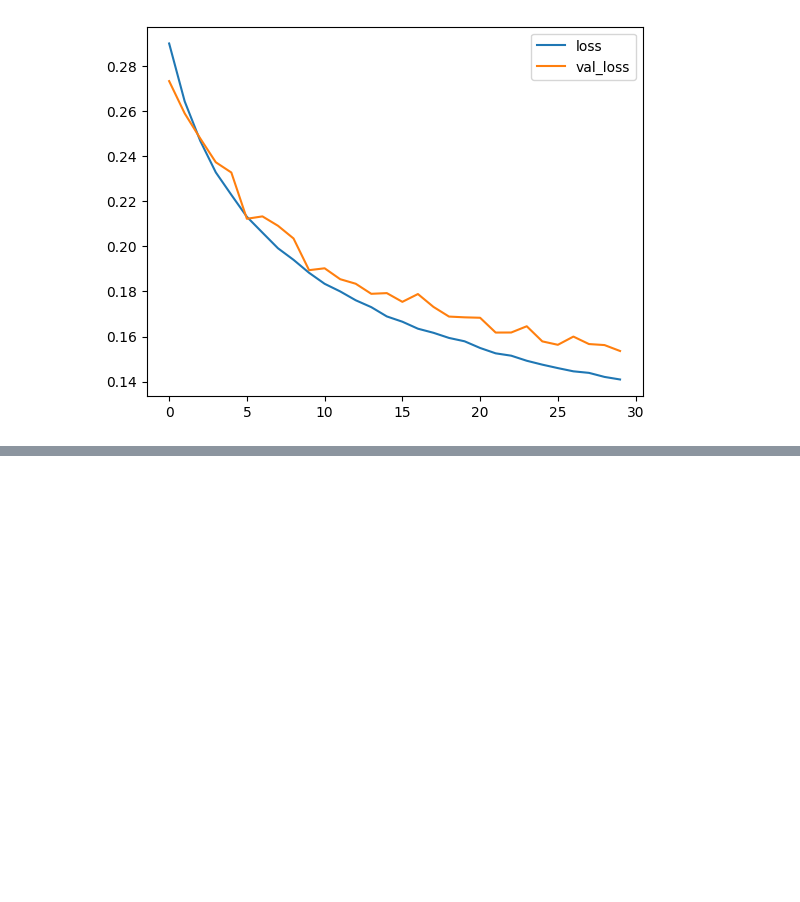
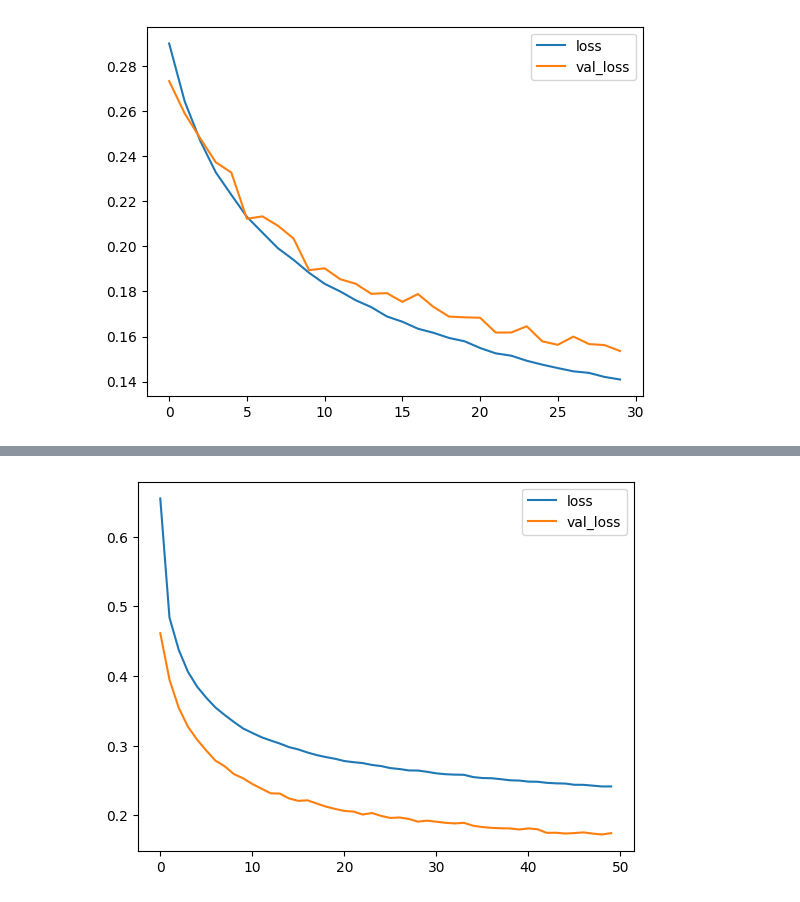
Before and after one commit to matheeshagit/Covertype_Deep_Learning_Solution, a Jupyter notebook: Covertype.ipynb, the cells around one changed output, grey strips where cells are left out. Cells and saved outputs as stored; diff of their text form; code cells hidden in the pictures; blank space fills up the shorter version.

```diff
--- a/Covertype.ipynb
+++ b/Covertype.ipynb
@@ -195,0 +250,21 @@ history_df.loc[:, ['loss', 'val_loss']].plot()
+# %%
+model = keras.Sequential([
+    layers.Dense(units=512, activation='relu', input_shape=(X_train.shape[1],)),
+    layers.BatchNormalization(),
+    layers.Dropout(0.3),
+    layers.Dense(units=256, activation='relu'),
+    layers.BatchNormalization(),
+    layers.Dropout(0.3),
+    layers.Dense(units=128, activation='relu'),
+    layers.BatchNormalization(),
+    layers.Dropout(0.2),
+    layers.Dense(units=64, activation='relu'),
+    layers.BatchNormalization(),
+    layers.Dense(units=7, activation='softmax'),
+])
+
+model.compile(
+    optimizer='adam',
+    loss='sparse_categorical_crossentropy',
+    metrics=['accuracy'],
+)
@@ -195,0 +289,5 @@ history_df.loc[:, ['loss', 'val_loss']].plot()
+# %%
+history_df = pd.DataFrame(history.history)
+history_df.loc[:, ['loss', 'val_loss']].plot()
+print("Minimum validation loss: {}".format(history_df['val_loss'].min()))
+# %% [output]
@@ -195,0 +295 @@ history_df.loc[:, ['loss', 'val_loss']].plot()
+[figure, added]
```
Also changed, not shown: parts of 8 cells of this notebook.
